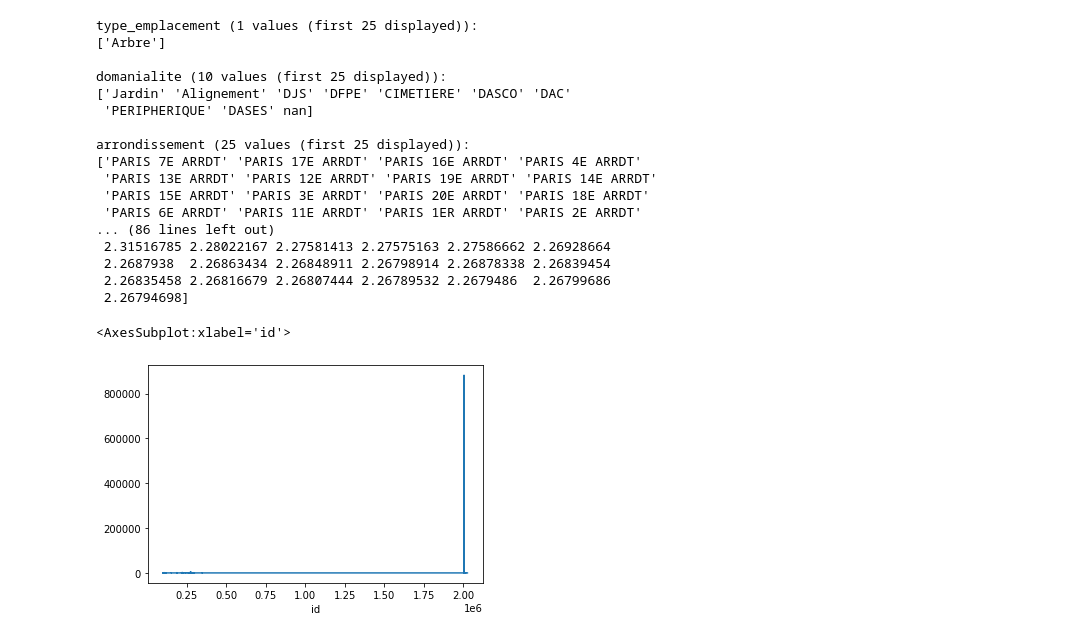
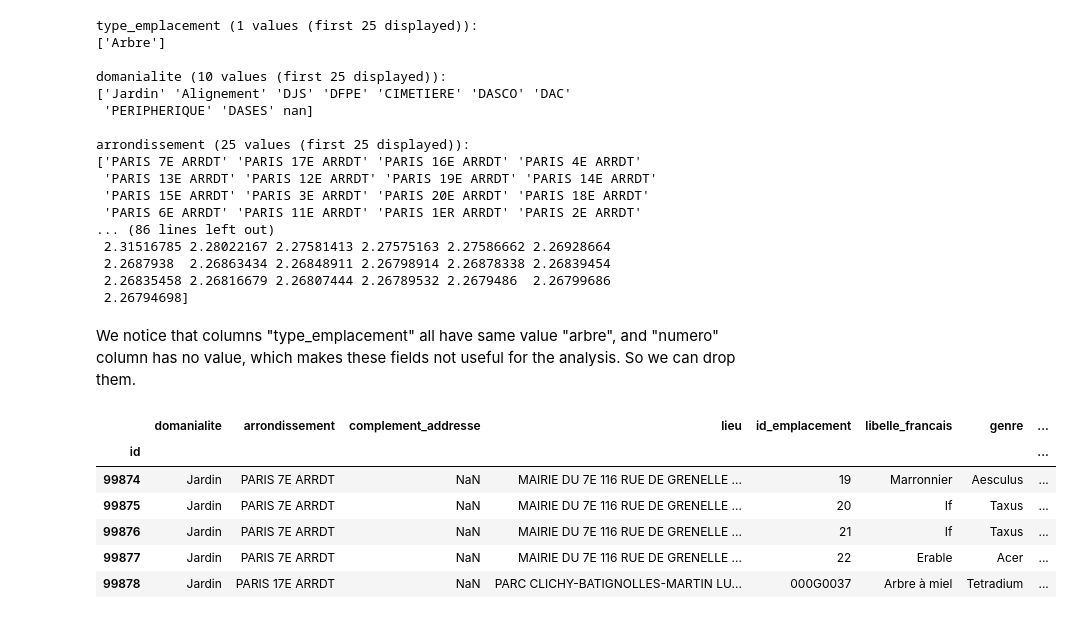
Before and after one commit to SoCrespo/OC-IA-P02, a Jupyter notebook: projet02.ipynb, the cells around one changed output. Cells and saved outputs as stored; diff of their text form; code cells hidden in the pictures.

Commit message:
First analysis

```diff
--- a/projet02.ipynb
+++ b/projet02.ipynb
@@ -56,8 +66,16 @@ arrondissement (25 values (first 25 displayed)):
  2.2687938  2.26863434 2.26848911 2.26798914 2.26878338 2.26839454
  2.26835458 2.26816679 2.26807444 2.26789532 2.2679486  2.26799686
  2.26794698]
-# %%
-arbres.hauteur_m.plot()
-# %% [output]
-<AxesSubplot:xlabel='id'>
-[figure, removed]
+# %% [markdown]
+We notice that columns "type_emplacement" all have same value "arbre", and "numero" column has no value, which makes these fields not useful for the analysis. So we can drop them.
+# %%
+arbres.drop(['type_emplacement', 'numero'], axis=1, inplace=True)
+arbres.head()
+# %% [output]
+|  | domanialite | arrondissement | complement_addresse | lieu | id_emplacement | libelle_francais | genre | ... |
+| id |  |  |  |  |  |  |  | ... |
+| 99874 | Jardin | PARIS 7E ARRDT | NaN | MAIRIE DU 7E 116 RUE DE GRENELLE ... | 19 | Marronnier | Aesculus | ... |
+| 99875 | Jardin | PARIS 7E ARRDT | NaN | MAIRIE DU 7E 116 RUE DE GRENELLE ... | 20 | If | Taxus | ... |
+| 99876 | Jardin | PARIS 7E ARRDT | NaN | MAIRIE DU 7E 116 RUE DE GRENELLE ... | 21 | If | Taxus | ... |
+| 99877 | Jardin | PARIS 7E ARRDT | NaN | MAIRIE DU 7E 116 RUE DE GRENELLE ... | 22 | Erable | Acer | ... |
+| 99878 | Jardin | PARIS 17E ARRDT | NaN | PARC CLICHY-BATIGNOLLES-MARTIN LU... | 000G0037 | Arbre à miel | Tetradium | ... |
```
Also changed, not shown: parts of 10 cells of this notebook.
